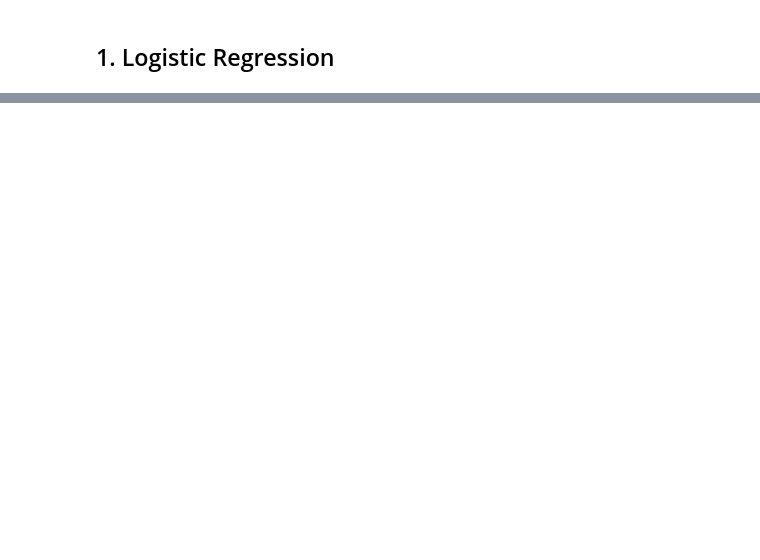
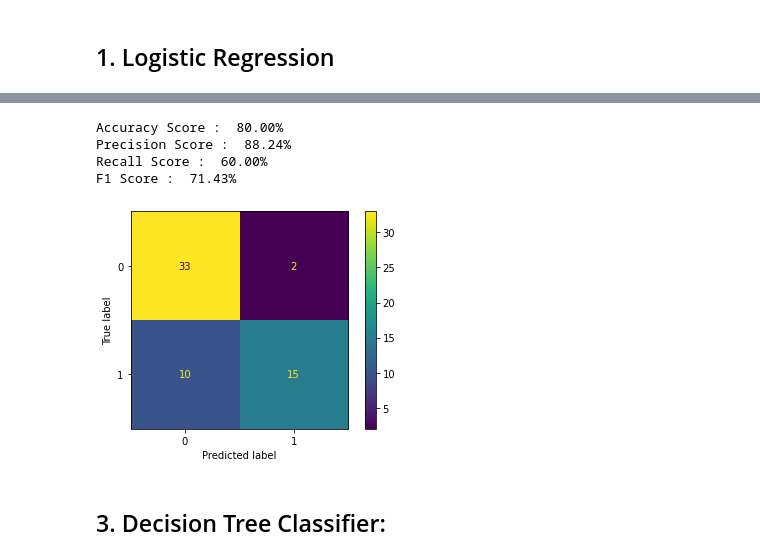
Before and after one commit to RolandSherwin/heart-failure-prediction, a Jupyter notebook: main.ipynb, the cells around one changed output, grey strips where cells are left out. Cells and saved outputs as stored; diff of their text form; code cells hidden in the pictures; blank space fills up the shorter version.

```diff
--- a/main.ipynb
+++ b/main.ipynb
@@ -200,0 +212,9 @@ F1 Score :  68.75%
+# %%
+svc = SVC(random_state=RANDOM_STATE)
+svc_parameters = {
+    'C': [0.1, 0.5, 1, 5, 10],
+    'kernel': ['linear'],
+}
+svc_grid = GridSearchCV(svc, svc_parameters, refit=REFIT, scoring = SCORING, verbose=2, cv=CV, n_jobs=N_JOBS)
+svc_grid.fit(X_train, y_train)
+print_grid_scores(svc_grid)
@@ -200,0 +229,11 @@ F1 Score :  68.75%
+# %%
+svc_best = svc_grid.best_estimator_
+print_test_scores(svc_best)
+# %% [output]
+Accuracy Score :  80.00%
+Precision Score :  88.24%
+Recall Score :  60.00%
+F1 Score :  71.43%
+[figure, added]
+# %% [markdown]
+## 3. Decision Tree Classifier:
```
Also changed, not shown: parts of 22 cells of this notebook.
